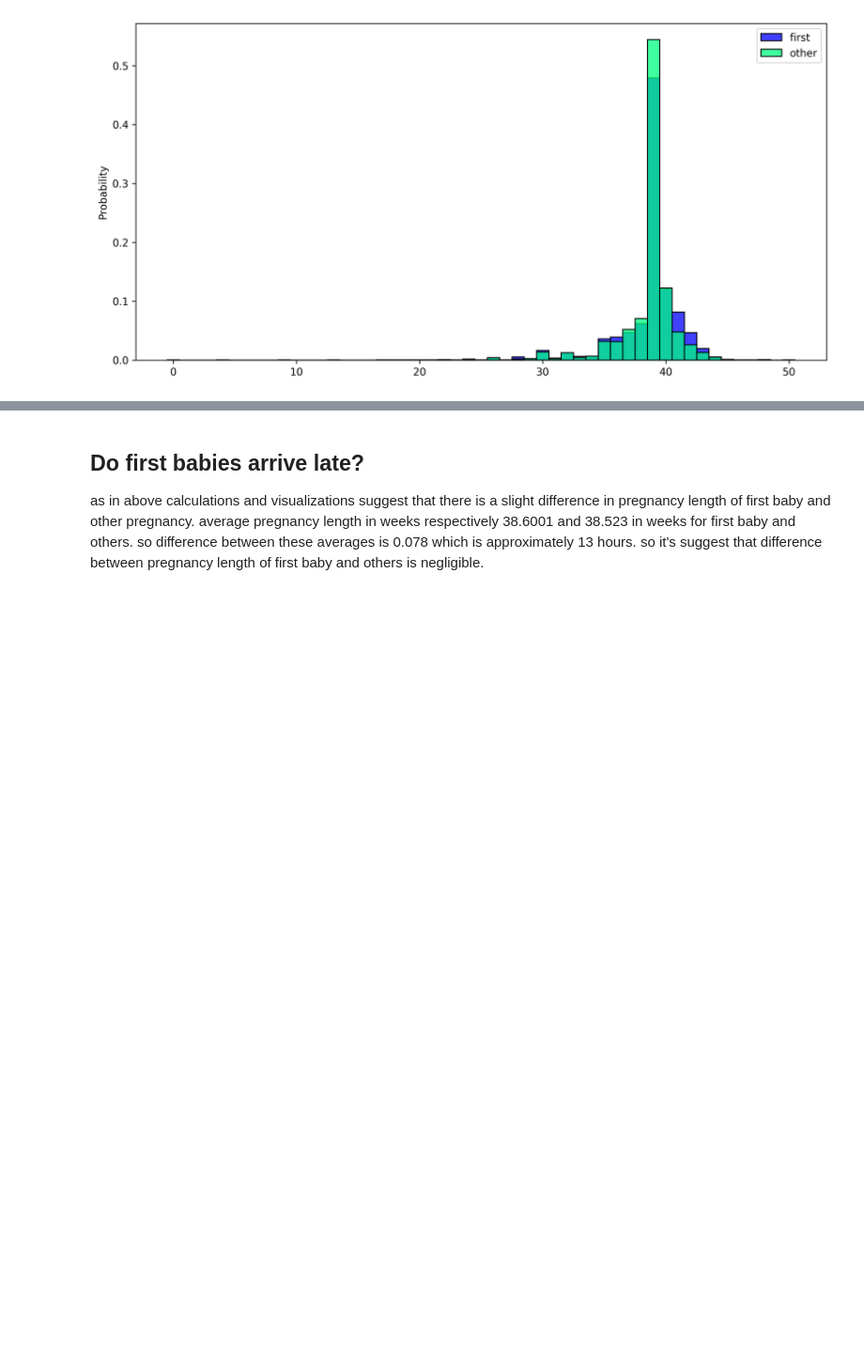
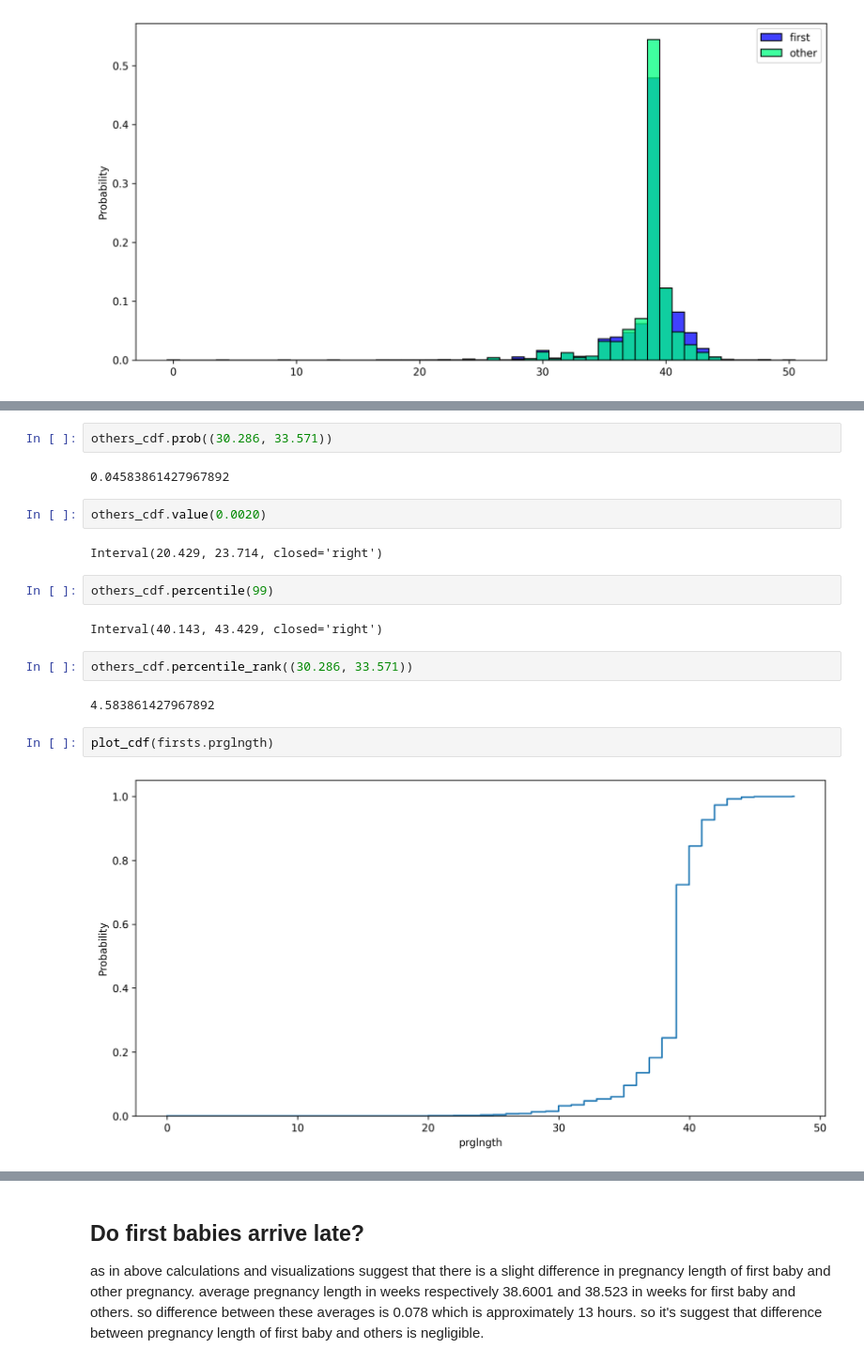
Before and after one commit to ashen007/NFG_Analysis, a Jupyter notebook: notebooks/NSFG.ipynb, the cells around one changed output, grey strips where cells are left out. Shown at 94% size. Drawn from its saved outputs; the diff is of its cells as text; blank space fills up the shorter version.

```diff
--- a/notebooks/NSFG.ipynb
+++ b/notebooks/NSFG.ipynb
@@ -264,0 +263,20 @@ Name: totalwgt_lb, Length: 329, dtype: float64
+# %%
+others_cdf.prob((30.286, 33.571))
+# %% [output]
+0.04583861427967892
+# %%
+others_cdf.value(0.0020)
+# %% [output]
+Interval(20.429, 23.714, closed='right')
+# %%
+others_cdf.percentile(99)
+# %% [output]
+Interval(40.143, 43.429, closed='right')
+# %%
+others_cdf.percentile_rank((30.286, 33.571))
+# %% [output]
+4.583861427967892
+# %%
+plot_cdf(firsts.prglngth)
+# %% [output]
+[figure, added]
```
Also changed, not shown: parts of 10 cells of this notebook, 2 other files.
